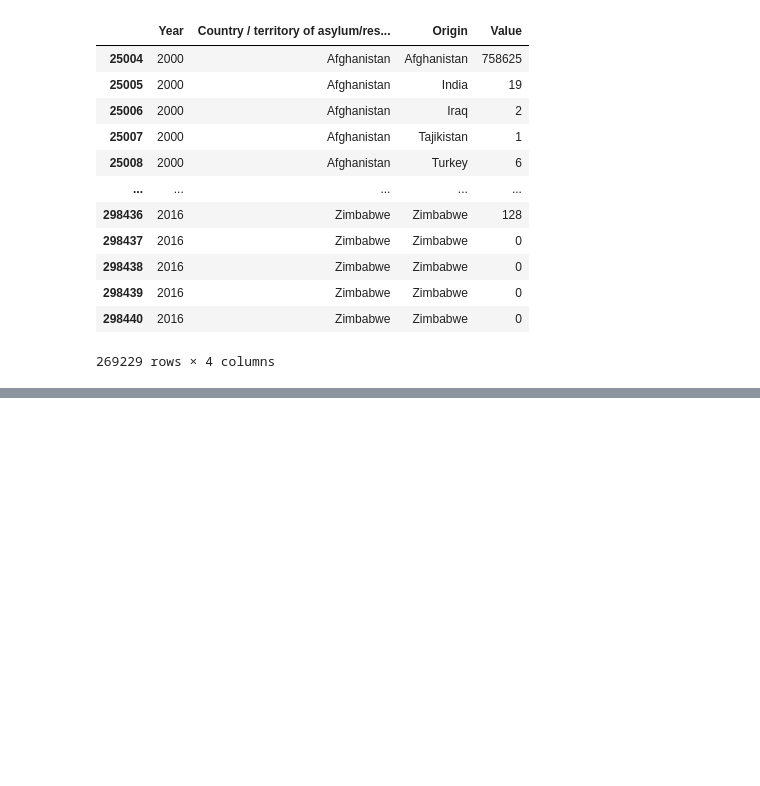
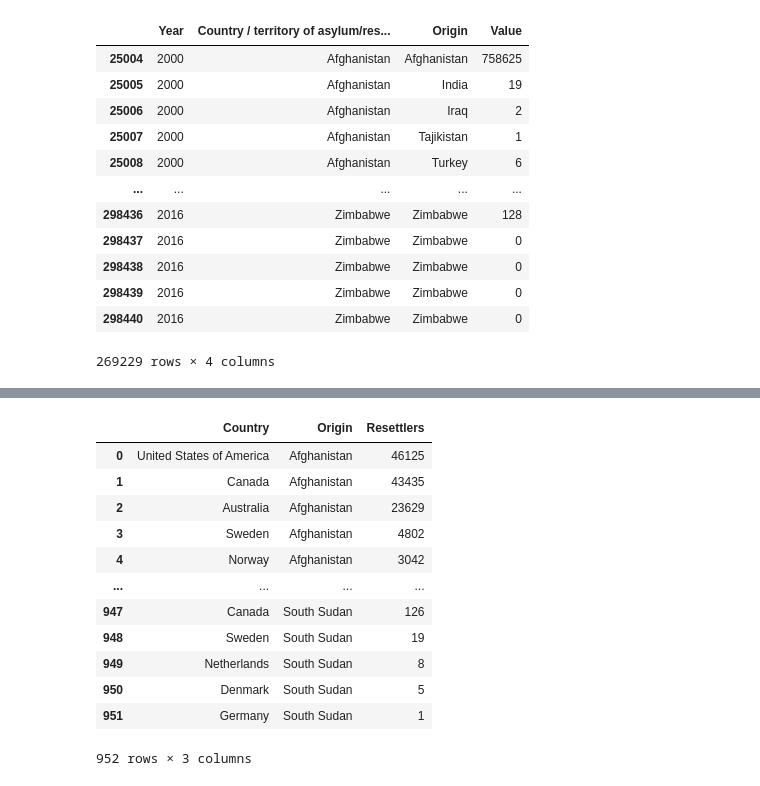
Before and after one commit to Mutlaq0/project_Asylum, a Jupyter notebook: Untitled.ipynb, the cells around one changed output, grey strips where cells are left out. Cells and saved outputs as stored; diff of their text form; code cells hidden in the pictures; blank space fills up the shorter version.

Commit message:
data csv

```diff
--- a/Untitled.ipynb
+++ b/Untitled.ipynb
@@ -247,0 +248,41 @@ refugees_time.to_csv('refugees_time.csv',index= False)
+# %%
+resettlement = pd.read_csv('resettlement.csv')
+resettlement = resettlement[resettlement['Value']!='*']
+resettlement['Value'] = resettlement['Value'].astype(int)
+# %%
+res= pd.DataFrame(columns=['Country', 'Origin','Resettlers'])
+countries = time_series['Country / territory of asylum/residence'].unique().tolist()
+origin = time_series['Origin'].unique().tolist()
+for o in origin:
+    for c in countries:
+        com = resettlement[(resettlement['Country / territory of asylum/residence']==c) & (resettlement['Origin']==o)]
+        refugees = com['Value'].sum()
+        res = res.append({'Country':c,'Origin':o,'Resettlers':refugees},ignore_index=True)
+# %%
+final = pd.DataFrame(columns=['Country', 'Origin','Resettlers'])
+
+res = res[res['Resettlers']!=0]
+for o in origin:
+    temp = res[res['Origin']==o]
+    temp =temp.sort_values("Resettlers", ascending=False)
+    l = 10
+    if len(temp)<10:
+        l = len(temp)
+    temp = temp.head(l)
+    final = final.append(temp,ignore_index=True)
+# %%
+final
+# %% [output]
+|  | Country | Origin | Resettlers |
+| 0 | United States of America | Afghanistan | 46125 |
+| 1 | Canada | Afghanistan | 43435 |
+| 2 | Australia | Afghanistan | 23629 |
+| 3 | Sweden | Afghanistan | 4802 |
+| 4 | Norway | Afghanistan | 3042 |
+| ... | ... | ... | ... |
+| 947 | Canada | South Sudan | 126 |
+| 948 | Sweden | South Sudan | 19 |
+| 949 | Netherlands | South Sudan | 8 |
+| 950 | Denmark | South Sudan | 5 |
+| 951 | Germany | South Sudan | 1 |
+952 rows × 3 columns
```
Also changed, not shown: parts of 19 cells of this notebook, 6 other files.
